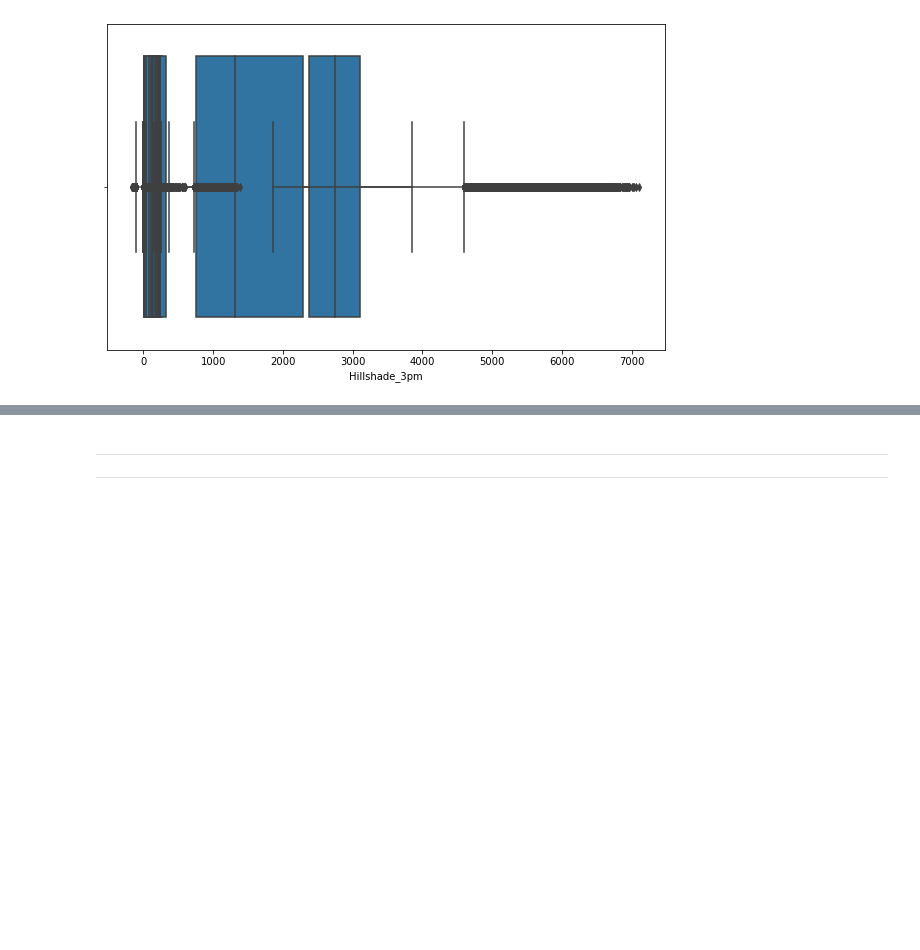
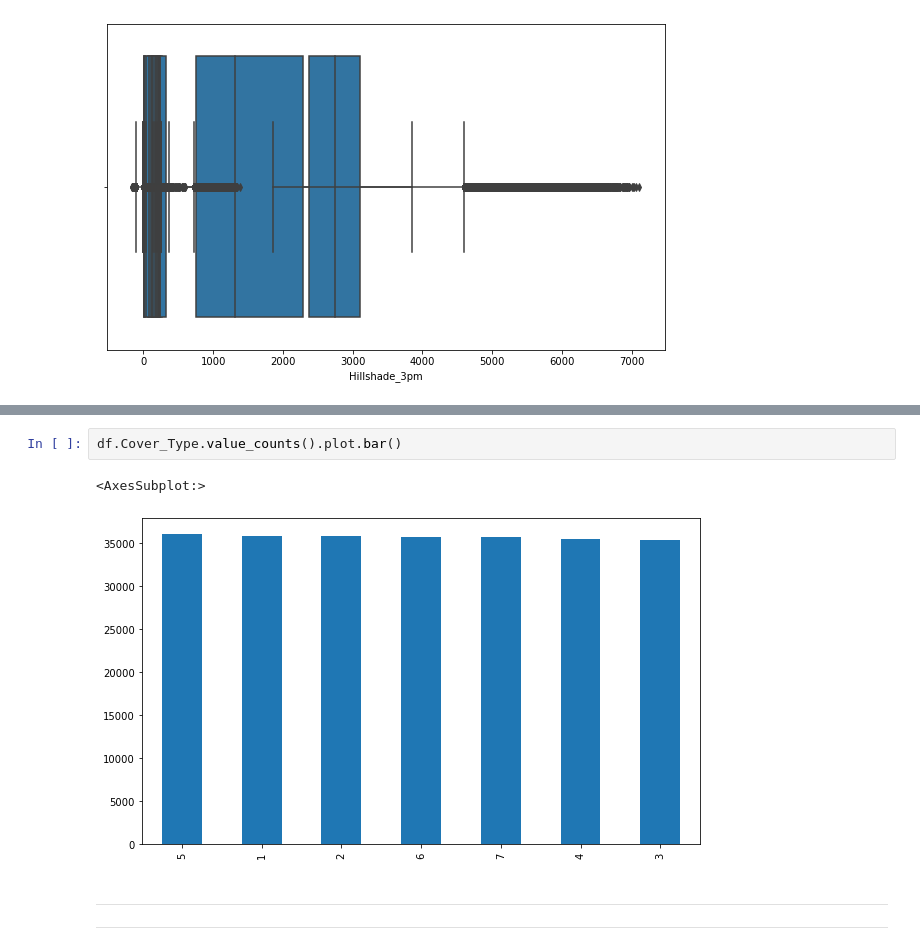
Before and after one commit to mademet/ML, a Jupyter notebook: Assignment 3 Tree_Types_Prediction_Classification/Tree_Types_Prediction_Classification_student.ipynb, the cells around one changed output, grey strips where cells are left out. Cells and saved outputs as stored; diff of their text form; blank space fills up the shorter version.

```diff
--- a/Assignment 3 Tree_Types_Prediction_Classification/Tree_Types_Prediction_Classification_student.ipynb
+++ b/Assignment 3 Tree_Types_Prediction_Classification/Tree_Types_Prediction_Classification_student.ipynb
@@ -191,3 +221,8 @@ for i in range(9):
+# %%
+df.Cover_Type.value_counts().plot.bar()
+# %% [output]
+<AxesSubplot:>
+[figure, added]
 # %% [markdown]
 ***
 ***
```
Also changed, not shown: parts of 4 cells of this notebook, 10 other files.
